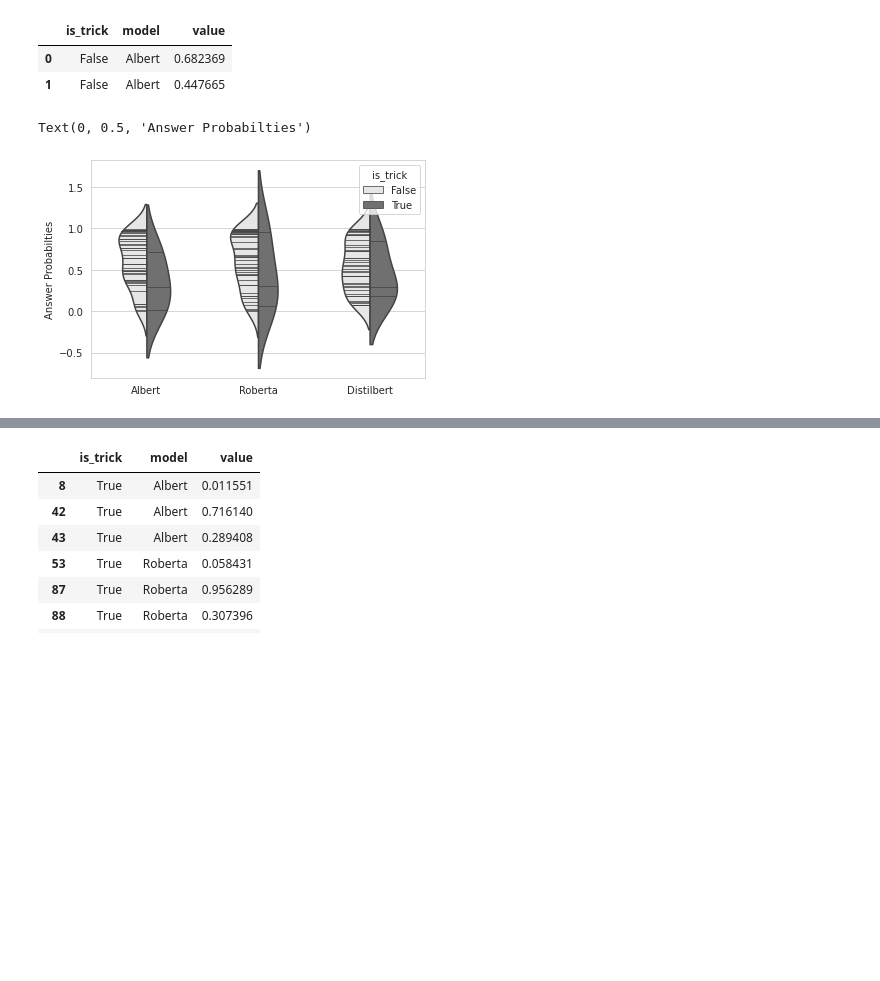
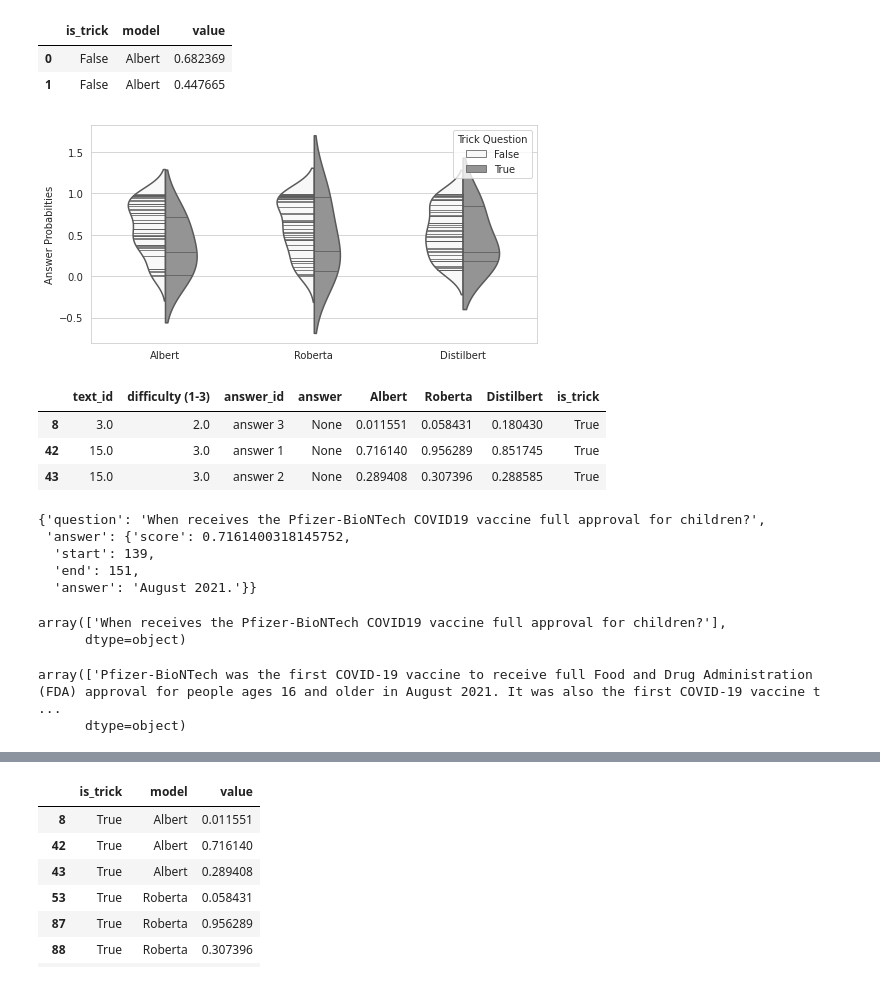
Before and after one commit to FiratSaritas/Q-A_npr, a Jupyter notebook: evaluation.ipynb, the cells around one changed output, grey strips where cells are left out. Saved outputs shown, nothing was run; the diff lists cells and outputs as text; code cells hidden in the pictures; blank space fills up the shorter version.

```diff
--- a/evaluation.ipynb
+++ b/evaluation.ipynb
@@ -634,13 +632,41 @@ select.head(2)
 | 0 | False | Albert | 0.682369 |
 | 1 | False | Albert | 0.447665 |
 # %%
-cmap = sns.color_palette('Greys', 10)
-c1, c2 = cmap[1], cmap[6]
+cmap = sns.color_palette('Greys', 100)
+c1, c2 = cmap[5], cmap[50]
 
+fig = plt.subplots(figsize=(8, 4))
 p = sns.violinplot(data=select, x='model', y='value', hue='is_trick',
                split=True, inner='stick', width=.5, palette=[c1, c2])
 p.set_xlabel('')
 p.set_ylabel('Answer Probabilties')
+p.legend(title='Trick Question', loc='upper right')
+
+plt.show()
 # %% [output]
-Text(0, 0.5, 'Answer Probabilties')
-[figure, old version]
+[figure, new version]
+# %%
+tmp[tmp['is_trick']]
+# %% [output]
+|  | text_id | difficulty (1-3) | answer_id | answer | Albert | Roberta | Distilbert | is_trick |
+| 8 | 3.0 | 2.0 | answer 3 | None | 0.011551 | 0.058431 | 0.180430 | True |
+| 42 | 15.0 | 3.0 | answer 1 | None | 0.716140 | 0.956289 | 0.851745 | True |
+| 43 | 15.0 | 3.0 | answer 2 | None | 0.289408 | 0.307396 | 0.288585 | True |
+# %%
+evaluator.answer_question(text=data.loc[data['id']==15, 'text'].values[0], question=data.loc[data['id']==15, 'question 1'].values[0])
+# %% [output]
+{'question': 'When receives the Pfizer-BioNTech COVID19 vaccine full approval for children?',
+ 'answer': {'score': 0.7161400318145752,
+  'start': 139,
+  'end': 151,
+  'answer': 'August 2021.'}}
+# %%
+data.loc[data['id']==15, 'question 1'].values
+# %% [output]
+array(['When receives the Pfizer-BioNTech COVID19 vaccine full approval for children?'],
+      dtype=object)
+# %%
+data.loc[data['id']==15, 'text'].values
+# %% [output]
+array(['Pfizer-BioNTech was the first COVID-19 vaccine to receive full Food and Drug Administration (FDA) approval for people ages 16 and older in August 2021. It was also the first COVID-19 vaccine t ...
+      dtype=object)
```
Also changed, not shown: parts of 20 cells of this notebook.
